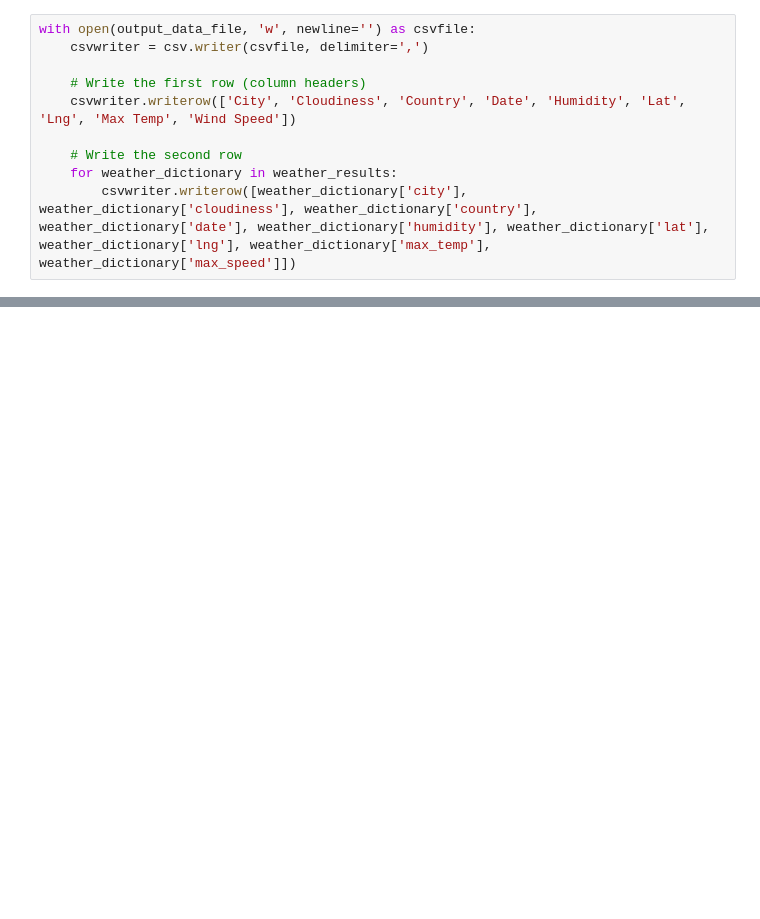
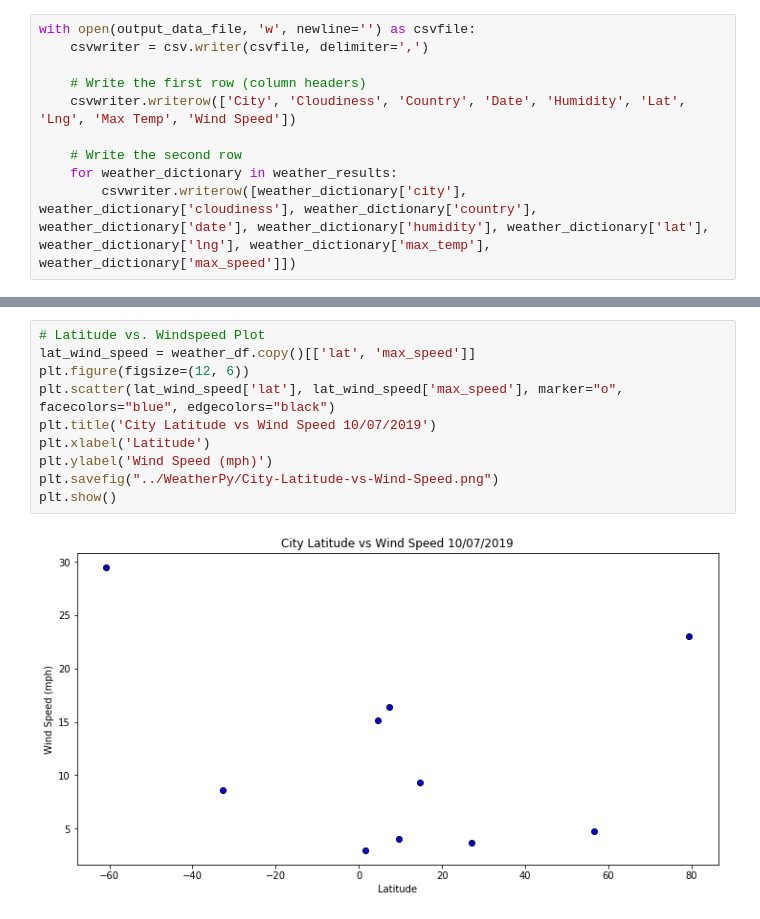
Before and after one commit to adamahrens/python-api-challenge, a Jupyter notebook: WeatherPy/API Challenge.ipynb, the cells around one changed output, grey strips where cells are left out. Drawn from its saved outputs; the diff is of its cells as text; blank space fills up the shorter version.

```diff
--- a/WeatherPy/API Challenge.ipynb
+++ b/WeatherPy/API Challenge.ipynb
@@ -114,0 +151,12 @@ weather_df.head()
+# %%
+# Latitude vs. Windspeed Plot
+lat_wind_speed = weather_df.copy()[['lat', 'max_speed']]
+plt.figure(figsize=(12, 6))
+plt.scatter(lat_wind_speed['lat'], lat_wind_speed['max_speed'], marker="o", facecolors="blue", edgecolors="black")
+plt.title('City Latitude vs Wind Speed 10/07/2019')
+plt.xlabel('Latitude')
+plt.ylabel('Wind Speed (mph)')
+plt.savefig("../WeatherPy/City-Latitude-vs-Wind-Speed.png")
+plt.show()
+# %% [output]
+[figure, added]
```
Also changed, not shown: parts of 6 cells of this notebook, 5 other files.
